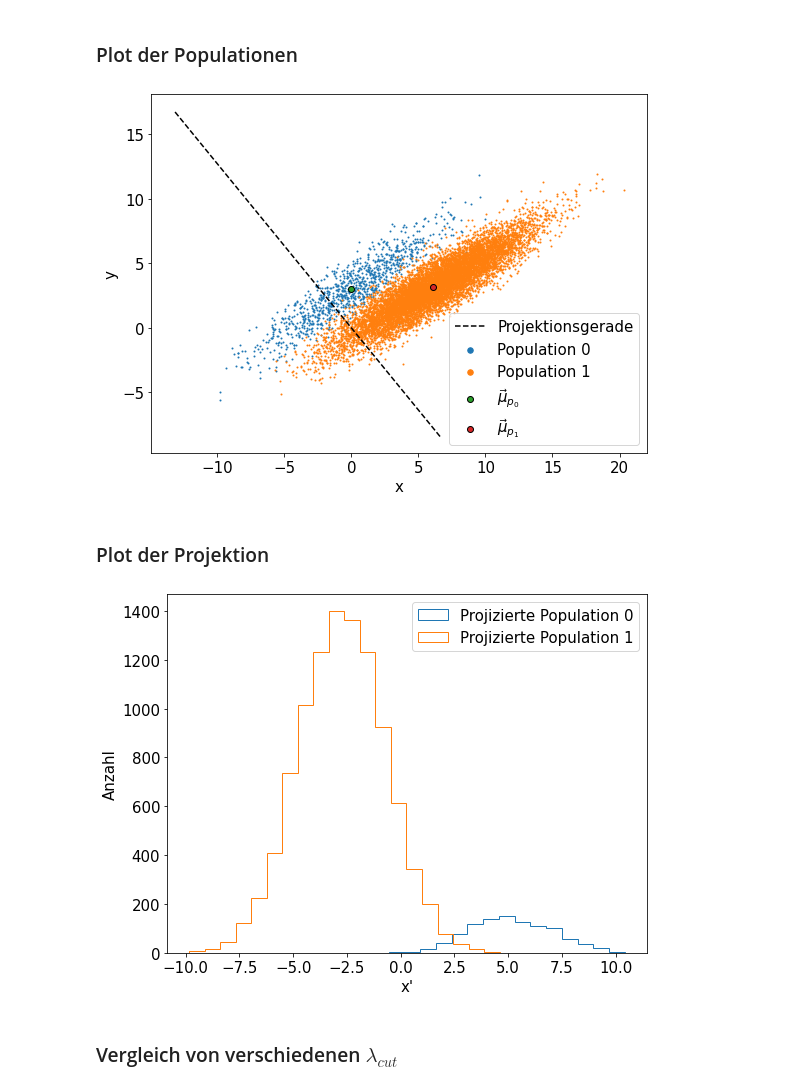
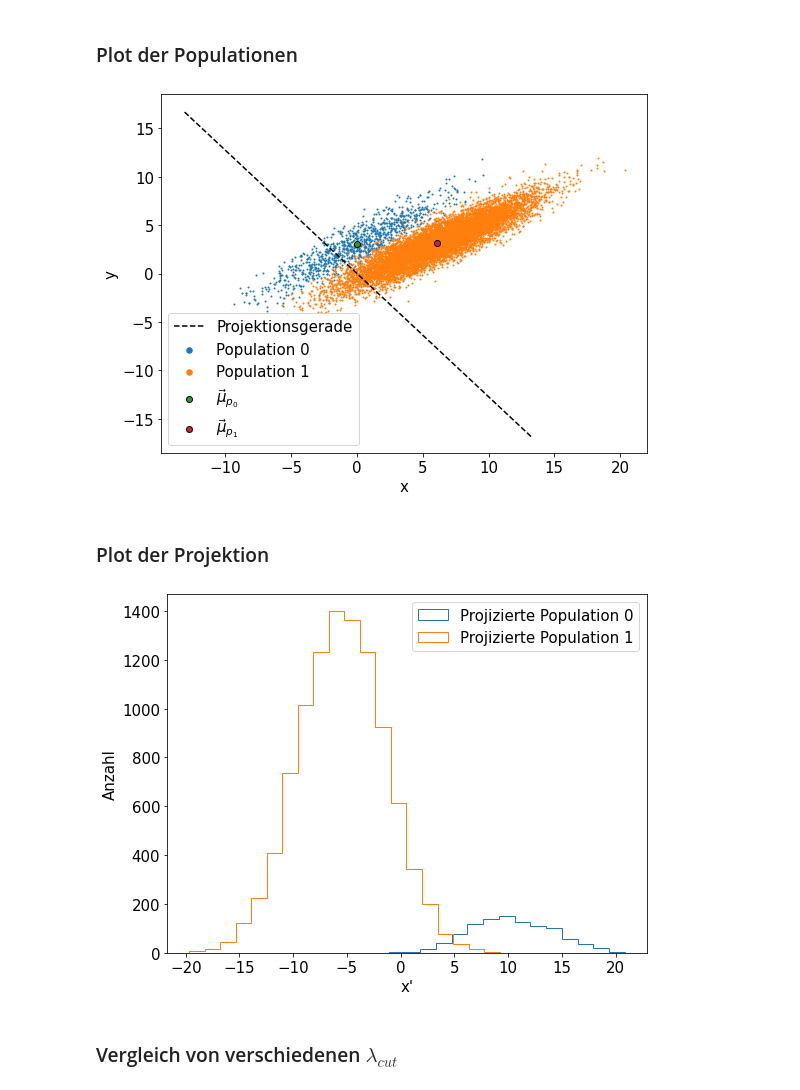
Before and after one commit to NicoJG/SMD, a Jupyter notebook: blatt06/blatt06_nico.ipynb, the cells around one changed output. Saved outputs shown, nothing was run; the diff lists cells and outputs as text; code cells hidden in the pictures.

```diff
--- a/blatt06/blatt06_nico.ipynb
+++ b/blatt06/blatt06_nico.ipynb
@@ -71,7 +71,7 @@ V_p1 =
 x  12.052492  7.21376
 y   7.213760  5.32757
 # %%
-V_p0p1 = V_p0 + V_p1
+V_p0p1 = (V_p0 + V_p1)/2
 print(f'V_p0p1 = \n{V_p0p1}')
 # %% [output]
 V_p0p1 =
@@ -246,7 +247,7 @@ Code von vorher kopiert und an jede Variable ein '_h' geschrieben.
 p0_h = p0_1000
 mu_p0_h = p0_1000.mean()
 V_p0_h = p0_1000.cov()
-V_p0p1_h = V_p0_h + V_p1
+V_p0p1_h = (V_p0_h + V_p1)/2
 V_p0p1_inverse_h = np.linalg.inv(V_p0p1_h)
 lambda_h = V_p0p1_inverse_h @ (mu_p0_h-mu_p1)
 # %% [markdown]
@@ -254,26 +255,26 @@ lambda_h = V_p0p1_inverse_h @ (mu_p0_h-mu_p1)
 # %%
 plt.figure(figsize=(8,6))
 
 plt.scatter(p0_h['x'],p0_h['y'],s=1,label='Population 0')
 plt.scatter(p1['x'],p1['y'],s=1,label='Population 1')
 plt.scatter(mu_p0_h['x'],mu_p0_h['y'], edgecolor='k',label=r'$\vec{\mu}_{p_0}$')
 plt.scatter(mu_p1['x'],mu_p1['y'], edgecolor='k',label=r'$\vec{\mu}_{p_1}$')
 
-projection_linspace_h = np.linspace(-5,10,100)
+projection_linspace_h = np.linspace(-5,5,100)
 projection_line_h = gerade(projection_linspace_h,lambda_h)
 plt.plot(projection_line_h[0],projection_line_h[1],'k--',label='Projektionsgerade')
 
 plt.xlabel('x')
 plt.ylabel('y')
 
 legend = plt.legend()
 legend.legendHandles[1]._sizes = [30]
 legend.legendHandles[2]._sizes = [30]
 
 plt.tight_layout()
 plt.show()
 # %% [output]
-[figure, old version]
+[figure, new version]
 # %% [markdown]
 ### Plot der Projektion
 # %%
@@ -288,7 +289,7 @@ plt.legend()
 plt.tight_layout()
 plt.show()
 # %% [output]
-[figure, old version]
+[figure, new version]
 # %% [markdown]
 ### Vergleich von verschiedenen $\lambda_{cut}$
 # %%
```
Also changed, not shown: parts of 20 cells of this notebook.
